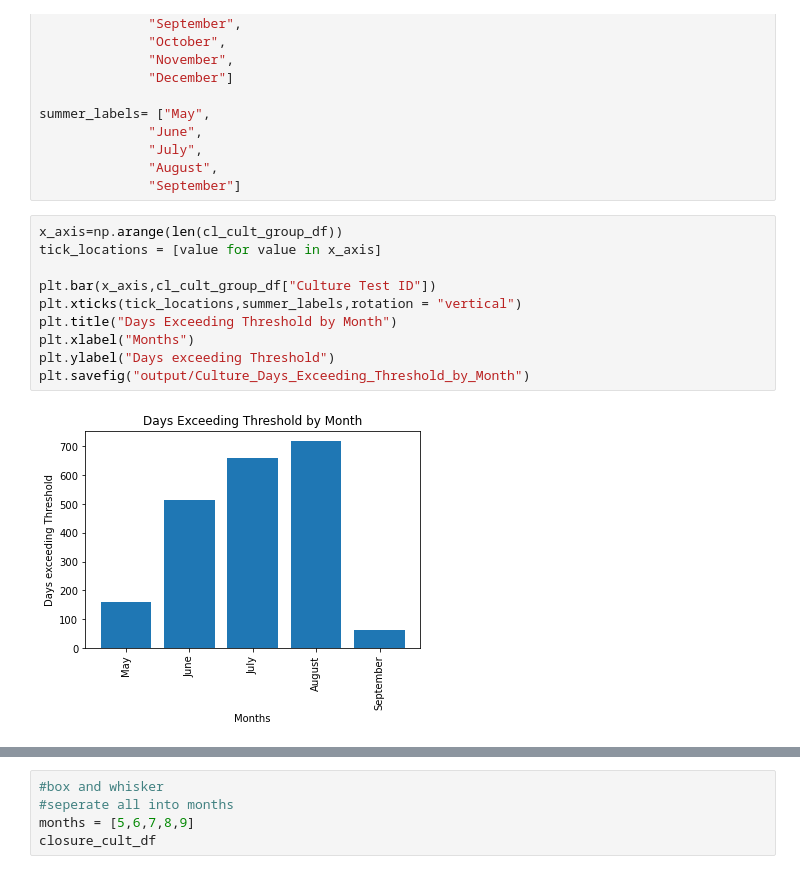
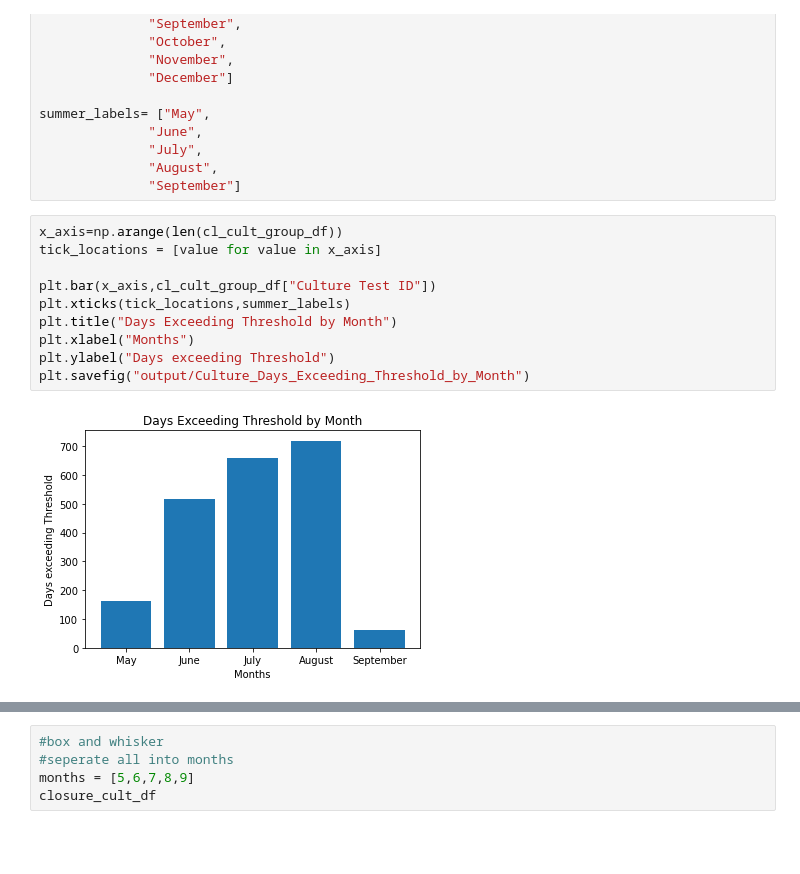
Before and after one commit to ander1908/Bootcamp_Project1, a Jupyter notebook: MostClosures_Stephen.ipynb, the cells around one changed output, grey strips where cells are left out. Drawn from its saved outputs; the diff is of its cells as text; blank space fills up the shorter version.

```diff
--- a/MostClosures_Stephen.ipynb
+++ b/MostClosures_Stephen.ipynb
@@ -161,15 +161,15 @@ summer_labels= ["May",
 # %%
 x_axis=np.arange(len(cl_cult_group_df))
 tick_locations = [value for value in x_axis]
 
 plt.bar(x_axis,cl_cult_group_df["Culture Test ID"])
-plt.xticks(tick_locations,summer_labels,rotation = "vertical")
+plt.xticks(tick_locations,summer_labels)
 plt.title("Days Exceeding Threshold by Month")
 plt.xlabel("Months")
 plt.ylabel("Days exceeding Threshold")
 plt.savefig("output/Culture_Days_Exceeding_Threshold_by_Month")
 # %% [output]
-[figure, old version]
+[figure, new version]
 # %%
 #DNA Graph
 # (uses x_axis and tick from above)
```
Also changed, not shown: parts of 1 cell of this notebook.
